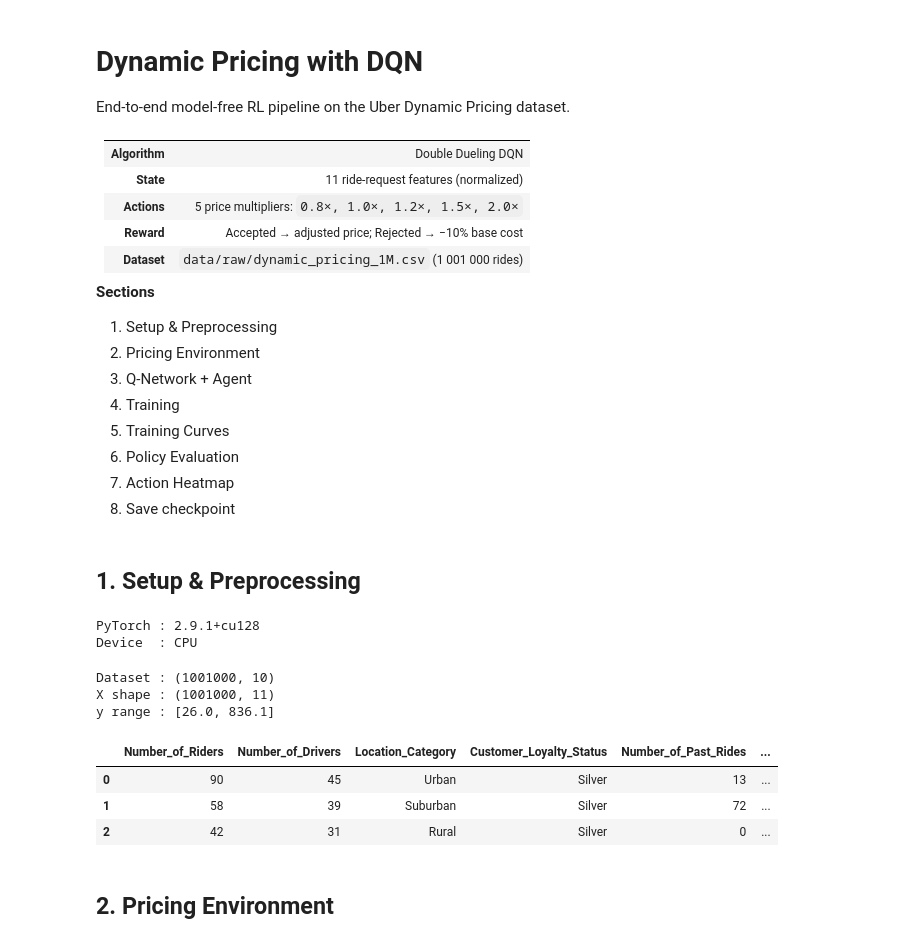
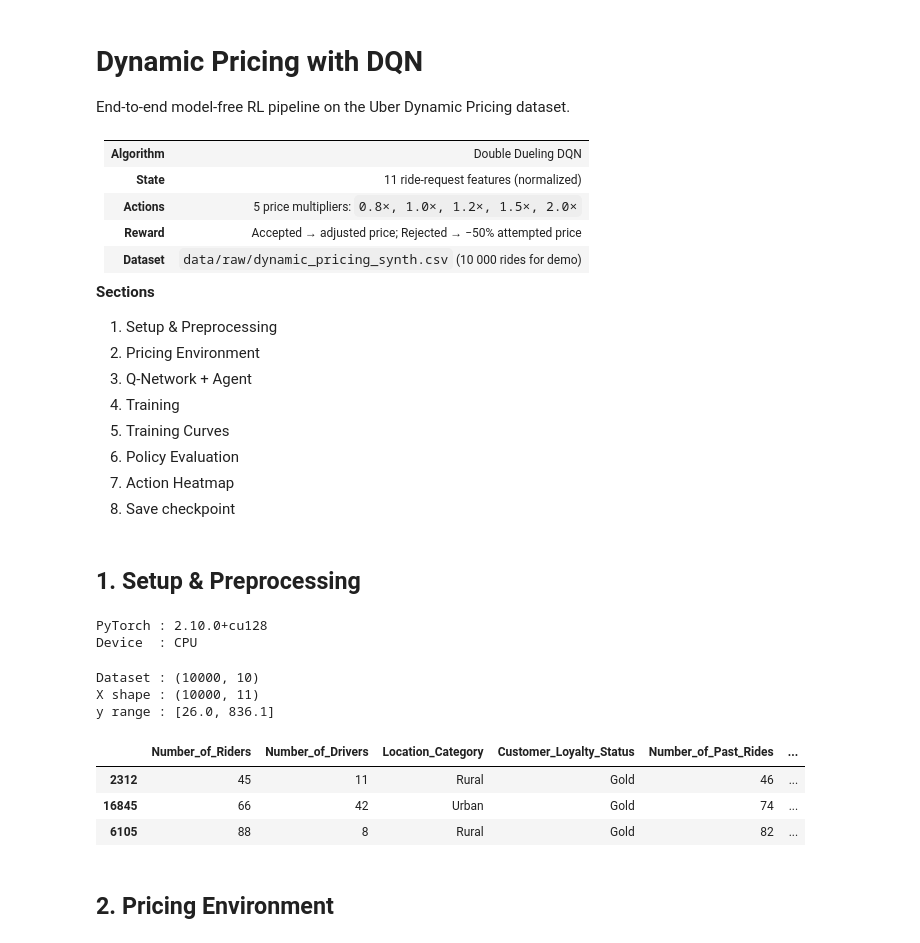
Before and after one commit to Luxchar/Uber-Dynamic-Pricing, a Jupyter notebook: research/notebooks/dqn_pricing.ipynb, the cells around one changed output. Saved outputs shown, nothing was run; the diff lists cells and outputs as text; code cells hidden in the pictures.

```diff
--- a/research/notebooks/dqn_pricing.ipynb
+++ b/research/notebooks/dqn_pricing.ipynb
@@ -8,8 +8,8 @@ End-to-end model-free RL pipeline on the Uber Dynamic Pricing dataset.
 | **Algorithm** | Double Dueling DQN |
 | **State** | 11 ride-request features (normalized) |
 | **Actions** | 5 price multipliers: `0.8×, 1.0×, 1.2×, 1.5×, 2.0×` |
-| **Reward** | Accepted → adjusted price; Rejected → −10% base cost |
-| **Dataset** | `data/raw/dynamic_pricing_1M.csv` (1 001 000 rides) |
+| **Reward** | Accepted → adjusted price; Rejected → −50% attempted price |
+| **Dataset** | `data/raw/dynamic_pricing_synth.csv` (10 000 rides for demo) |
 
 **Sections**
 1. Setup & Preprocessing
@@ -41,13 +41,13 @@ from sklearn.preprocessing import MinMaxScaler
 import joblib
 
 PROJECT_ROOT  = os.path.abspath(os.path.join(os.getcwd(), "../.."))
-RAW_PATH      = os.path.join(PROJECT_ROOT, "data/raw/dynamic_pricing_1M.csv")
+RAW_PATH      = os.path.join(PROJECT_ROOT, "data/raw/dynamic_pricing_synth.csv")
 PROCESSED_DIR = os.path.join(PROJECT_ROOT, "data/processed")
 
 print(f"PyTorch : {torch.__version__}")
 print(f"Device  : {torch.cuda.get_device_name(0) if torch.cuda.is_available() else 'CPU'}")
 # %% [output]
-PyTorch : 2.9.1+cu128
+PyTorch : 2.10.0+cu128
 Device  : CPU
 # %%
 # ── Encoding maps ──────────────────────────────────────────────────────────
@@ -62,38 +62,40 @@ STATE_COLS = [
     "Location_Category", "Customer_Loyalty_Status",
     "Number_of_Past_Rides", "Average_Ratings",
     "Time_of_Booking", "Vehicle_Type",
     "Expected_Ride_Duration",
 ]
 
 def preprocess(df: pd.DataFrame, scaler=None):
     df = df.copy()
     df["Location_Category"]      = df["Location_Category"].map(LOCATION_MAP)
     df["Customer_Loyalty_Status"] = df["Customer_Loyalty_Status"].map(LOYALTY_MAP)
     df["Time_of_Booking"]         = df["Time_of_Booking"].map(TIME_MAP)
     df["Vehicle_Type"]            = df["Vehicle_Type"].map(VEHICLE_MAP)
     df["demand_supply_ratio"] = df["Number_of_Riders"] / (df["Number_of_Drivers"] + 1e-6)
     df["is_surge"] = (df["demand_supply_ratio"] > df["demand_supply_ratio"].median()).astype(int)
     if scaler is None:
         scaler = MinMaxScaler().fit(df[STATE_COLS])
     X = scaler.transform(df[STATE_COLS])
     y = df["Historical_Cost_of_Ride"].values
     return X, y, scaler, df
 
 df_raw = pd.read_csv(RAW_PATH)
+# Use 10k samples for faster demo (dataset has 21k total)
+df_raw = df_raw.sample(n=min(10000, len(df_raw)), random_state=42)
 X, y, scaler, df_enc = preprocess(df_raw)
 
 print(f"Dataset : {df_raw.shape}")
 print(f"X shape : {X.shape}")
 print(f"y range : [{y.min():.1f}, {y.max():.1f}]")
 df_raw.head(3)
 # %% [output]
-Dataset : (1001000, 10)
-X shape : (1001000, 11)
+Dataset : (10000, 10)
+X shape : (10000, 11)
 y range : [26.0, 836.1]
 |  | Number_of_Riders | Number_of_Drivers | Location_Category | Customer_Loyalty_Status | Number_of_Past_Rides | ... |
-| 0 | 90 | 45 | Urban | Silver | 13 | ... |
-| 1 | 58 | 39 | Suburban | Silver | 72 | ... |
-| 2 | 42 | 31 | Rural | Silver | 0 | ... |
+| 2312 | 45 | 11 | Rural | Gold | 46 | ... |
+| 16845 | 66 | 42 | Urban | Gold | 74 | ... |
+| 6105 | 88 | 8 | Rural | Gold | 82 | ... |
 # %% [markdown]
 ## 2. Pricing Environment
 # %%
```
Also changed, not shown: parts of 5 cells of this notebook, 8 other files.
